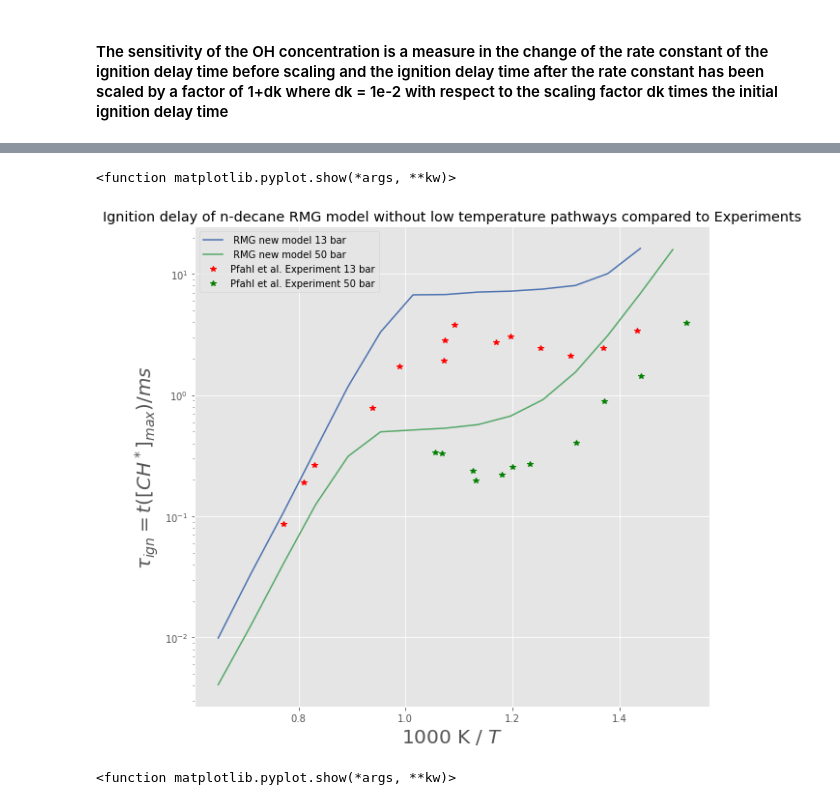
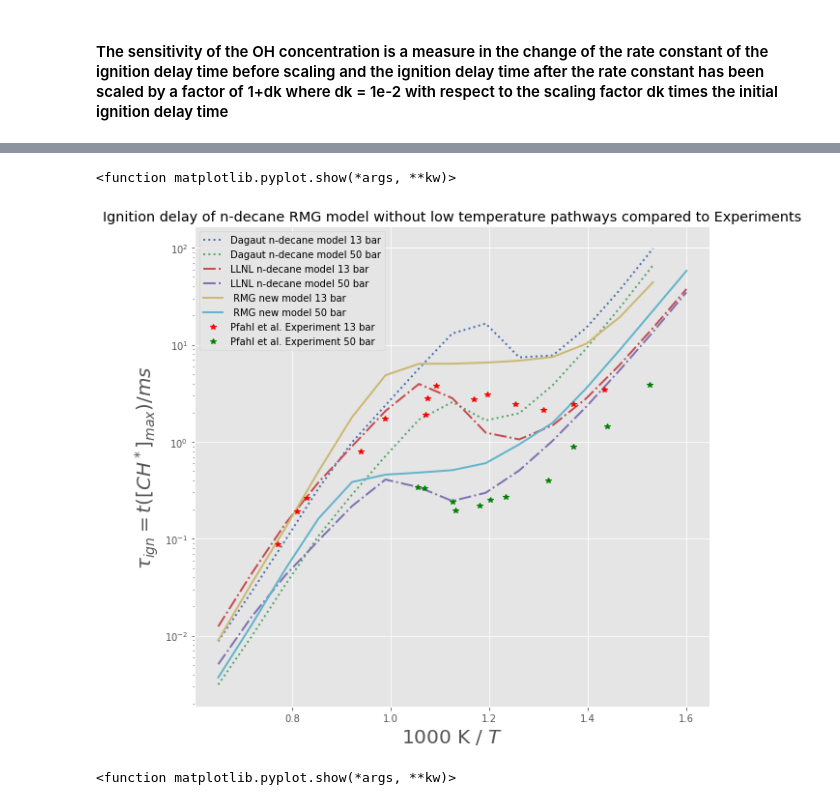
Before and after one commit to ajuluc/GTL, a Jupyter notebook: nc10/RMG_ignition_delay_nc10_no_lowT.ipynb, the cells around one changed output, grey strips where cells are left out. Cells and saved outputs as stored; diff of their text form; code cells hidden in the pictures.

```diff
--- a/nc10/RMG_ignition_delay_nc10_no_lowT.ipynb
+++ b/nc10/RMG_ignition_delay_nc10_no_lowT.ipynb
@@ -398,0 +514,3 @@ sensitivities.head()
+# %%
+# Create an empty column to store the sensitivities data
+new_sensitivities["baseCase"] = ""
@@ -561,18 +1098,29 @@ ign_times50 = np.array(ign_times50)
 # %%
-# import pickle
+import pickle
+
+LLNL_temperatures = 1000/np.linspace(0.65,1.6,15)
+pickle_in_DAG = open('nc10-Dagaut.pickle', 'rb')
+DAG_results = pickle.load(pickle_in_DAG)
+
+print(DAG_results)
+
+Dagaut_temperatures = 1000/np.linspace(0.65,1.6,15)
+for n_key, n_val in DAG_results.items():
+    plt.semilogy(1000/Dagaut_temperatures, n_val, '--', label= 'Dagaut n-decane model {} bar'.format(n_key))
 
 
-# pickle_in = open('n-c10-zeng-model.pickle', 'rb')
-# Zeng_results = pickle.load(pickle_in)
+# LLNL_temperatures = 1000/np.linspace(0.65,1.6,15)
+# for label, output in LLNL_results.items():
+#     plt.semilogy(1000/LLNL_temperatures, output, 'o-', label= 'LLNL n-decane model {} bar'.format(label))
 
-# print(Zeng_results)
 
-# for key, val in Zeng_results.items():
-#     plt.semilogy(1000/RMG_temperatures_dkm, val, '-', label= 'RMG model {} bar'.format(key))
+# for P in pressures_bar:
+#     times = RMG_results[P]
+#     plt.semilogy(1000/RMG_temperatures_dkm,times,label=' RMG new model {} bar'.format(P))
 
-# plt.legend(loc='best')
-# plt.xlabel('1000 K / $T$')
-# plt.ylabel('$\\tau_{ign} = t([CH^*]_{max})/\mu s$')
-# plt.rcParams['figure.figsize'] = [10, 8]
-# plt.title('Ignition delay of n-decane Zeng et al model with Argon as bath gas')
-# plt.show
+plt.legend(loc='best')
+plt.xlabel('1000 K / $T$')
+plt.ylabel('$\\tau_{ign} = t([CH^*]_{max})/\mu s$')
+plt.rcParams['figure.figsize'] = [10, 8]
+plt.title('Ignition delay of n-decane RMG model with LLNL and Dagaut')
+plt.show
@@ -582,35 +1140,40 @@ ign_times50 = np.array(ign_times50)
 #plt.semilogy(temps, ign_times, 'g*', label='DC. Horning Experiment 1 atm')
 
 
 
 # for key, val in Zeng_results.items():
 #     plt.semilogy(1000/RMG_temperatures_dkm, val, 'k--o', label= 'Zeng model {} bar'.format(key))
 
+for n_key, n_val in DAG_results.items():
+    plt.semilogy(1000/RMG_temperatures_dkm, n_val, ':', linewidth=2.0, label= 'Dagaut n-decane model {} bar'.format(n_key))
 
+
+for label, output in LLNL_results.items():
+    plt.semilogy(1000/RMG_temperatures_dkm, output, '-.',linewidth=2.0, label= 'LLNL n-decane model {} bar'.format(label))
 
 
 for P in pressures_bar:
     times = RMG_results[P]
 
-    plt.semilogy(1000/RMG_temperatures_dkm,times,label=' RMG new model {} bar'.format(P))
+    plt.semilogy(1000/RMG_temperatures_dkm,times,'-',linewidth=2.0, label=' RMG new model {} bar'.format(P))
 
 
 
 plt.semilogy(temps13,ign_times13, 'r*', label='Pfahl et al. Experiment 13 bar')
 plt.semilogy(temps50, ign_times50, 'g*', label='Pfahl et al. Experiment 50 bar')
 
 
 
 
 plt.legend(loc='best')
 plt.xlabel('1000 K / $T$')
 plt.ylabel('$\\tau_{ign} = t([CH^*]_{max})/ms$')
 plt.rcParams['figure.figsize'] = [10, 8]
 plt.title('Ignition delay of n-decane RMG model without low temperature pathways compared to Experiments')
 plt.show
 # %% [output]
 <function matplotlib.pyplot.show(*args, **kw)>
-[figure, old version]
+[figure, new version]
 # %%
 
 
```
Also changed, not shown: parts of 30 cells of this notebook.
